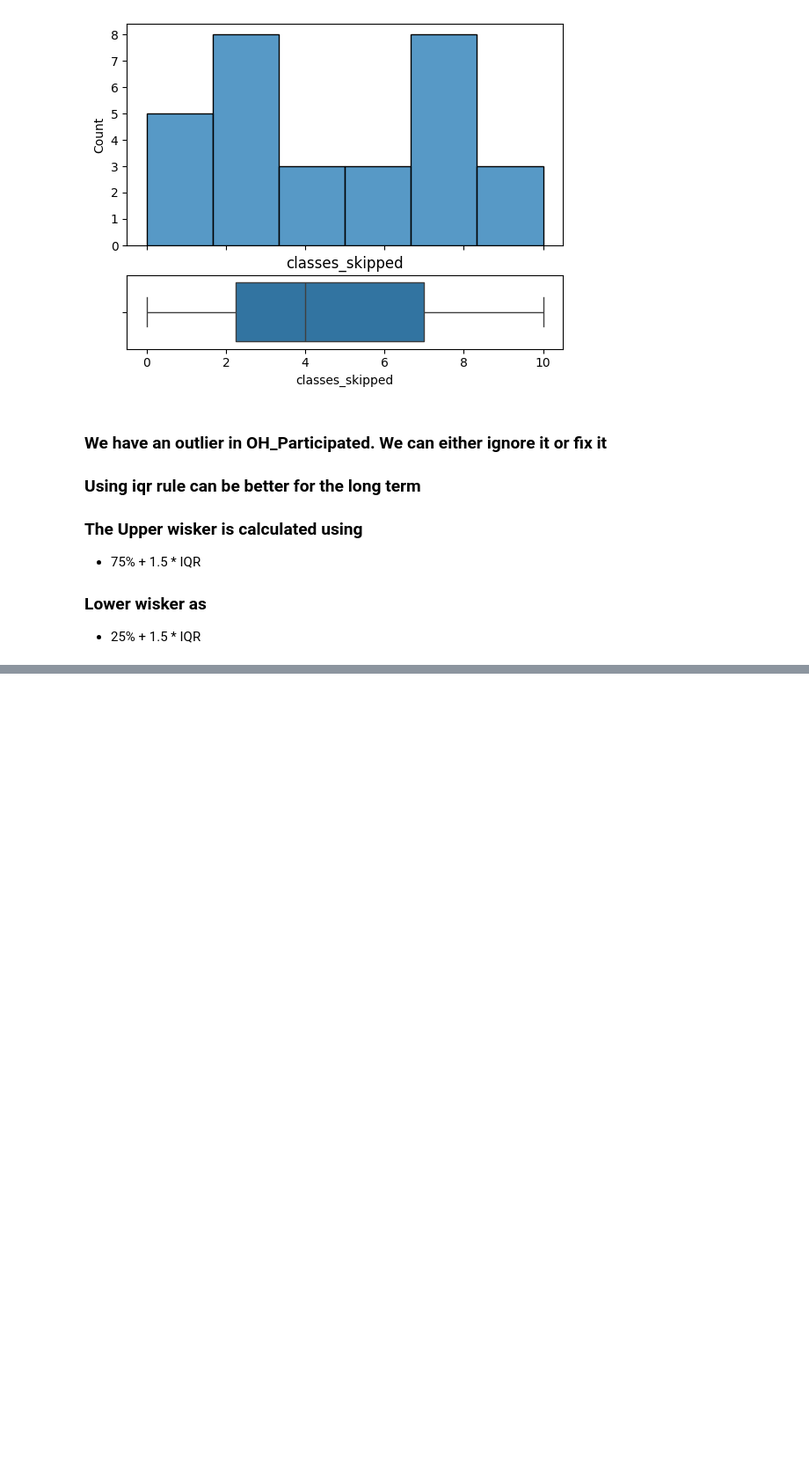
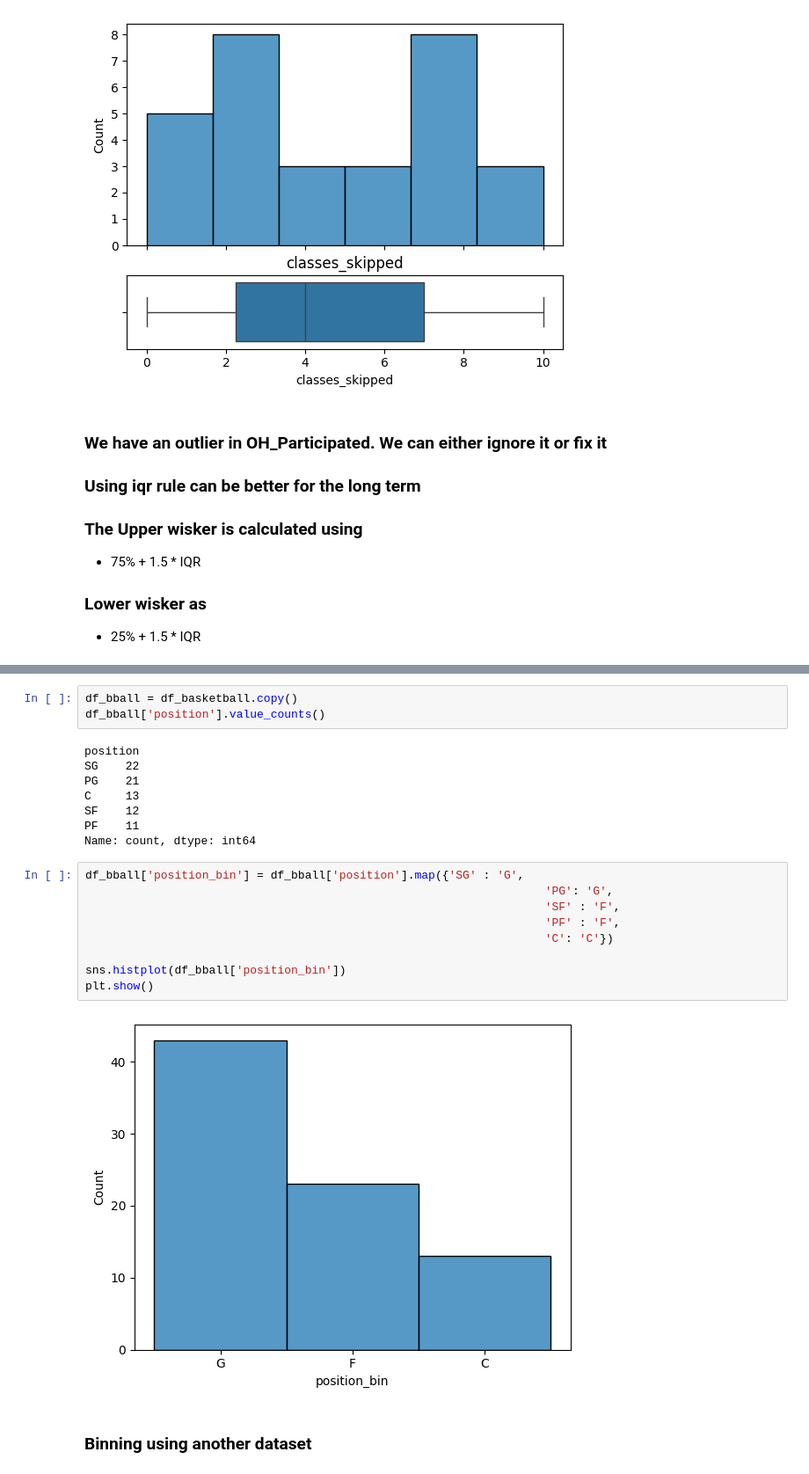
Before and after one commit to Musawer-Afzal/Feature-Engineering-in-ML, a Jupyter notebook: Outliers.ipynb, the cells around one changed output, grey strips where cells are left out. Shown at 88% size. Saved outputs shown, nothing was run; the diff lists cells and outputs as text; blank space fills up the shorter version.

```diff
--- a/Outliers.ipynb
+++ b/Outliers.ipynb
@@ -60,0 +82,24 @@ df_grades_removeout
+# %%
+df_bball = df_basketball.copy()
+df_bball['position'].value_counts()
+# %% [output]
+position
+SG    22
+PG    21
+C     13
+SF    12
+PF    11
+Name: count, dtype: int64
+# %%
+df_bball['position_bin'] = df_bball['position'].map({'SG' : 'G',
+                                                                   'PG': 'G',
+                                                                   'SF' : 'F',
+                                                                   'PF' : 'F',
+                                                                   'C': 'C'})
+
+sns.histplot(df_bball['position_bin'])
+plt.show()
+# %% [output]
+[figure, added]
+# %% [markdown]
+### Binning using another dataset
```
Also changed, not shown: parts of 35 cells of this notebook, 3 other files.
